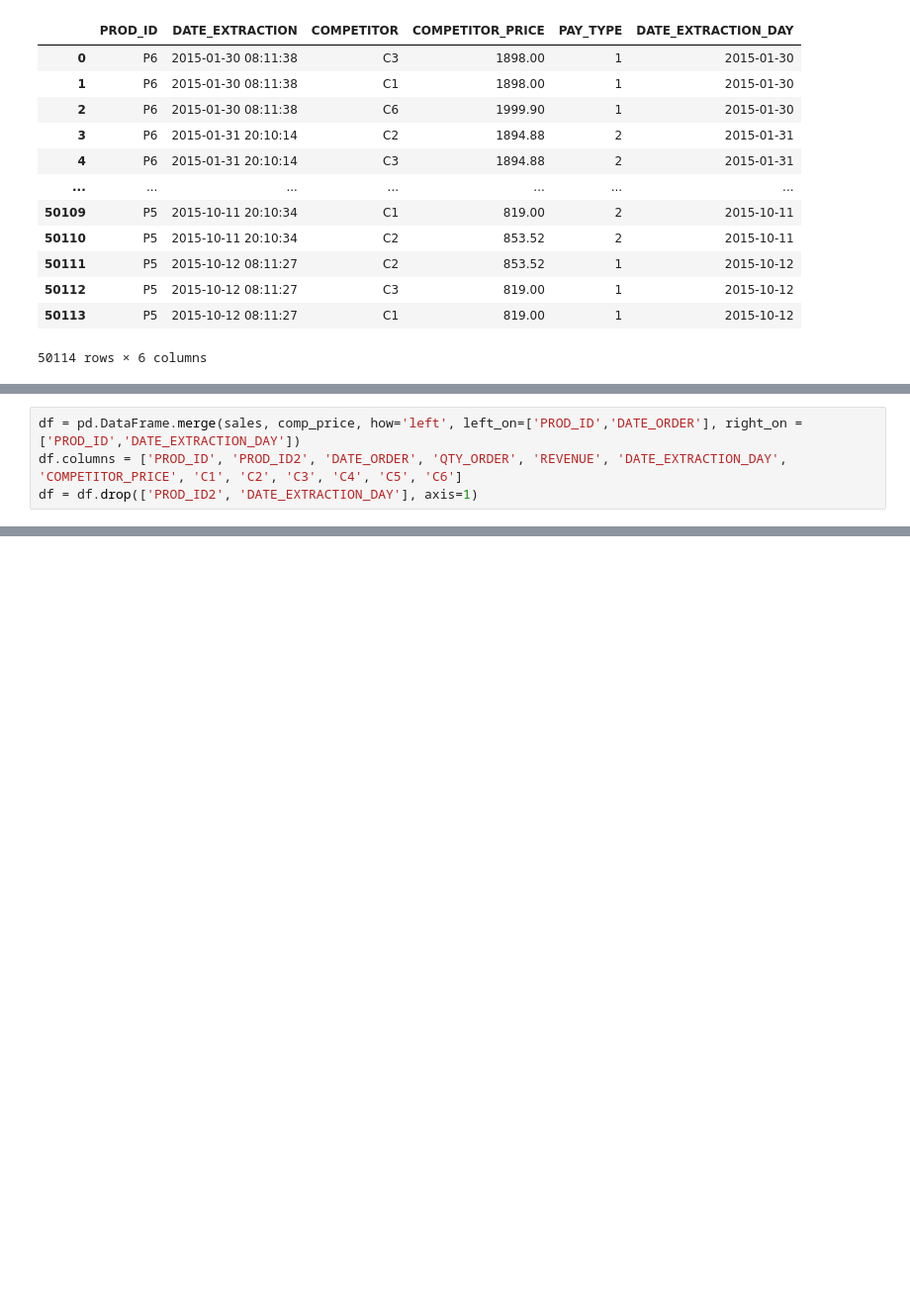
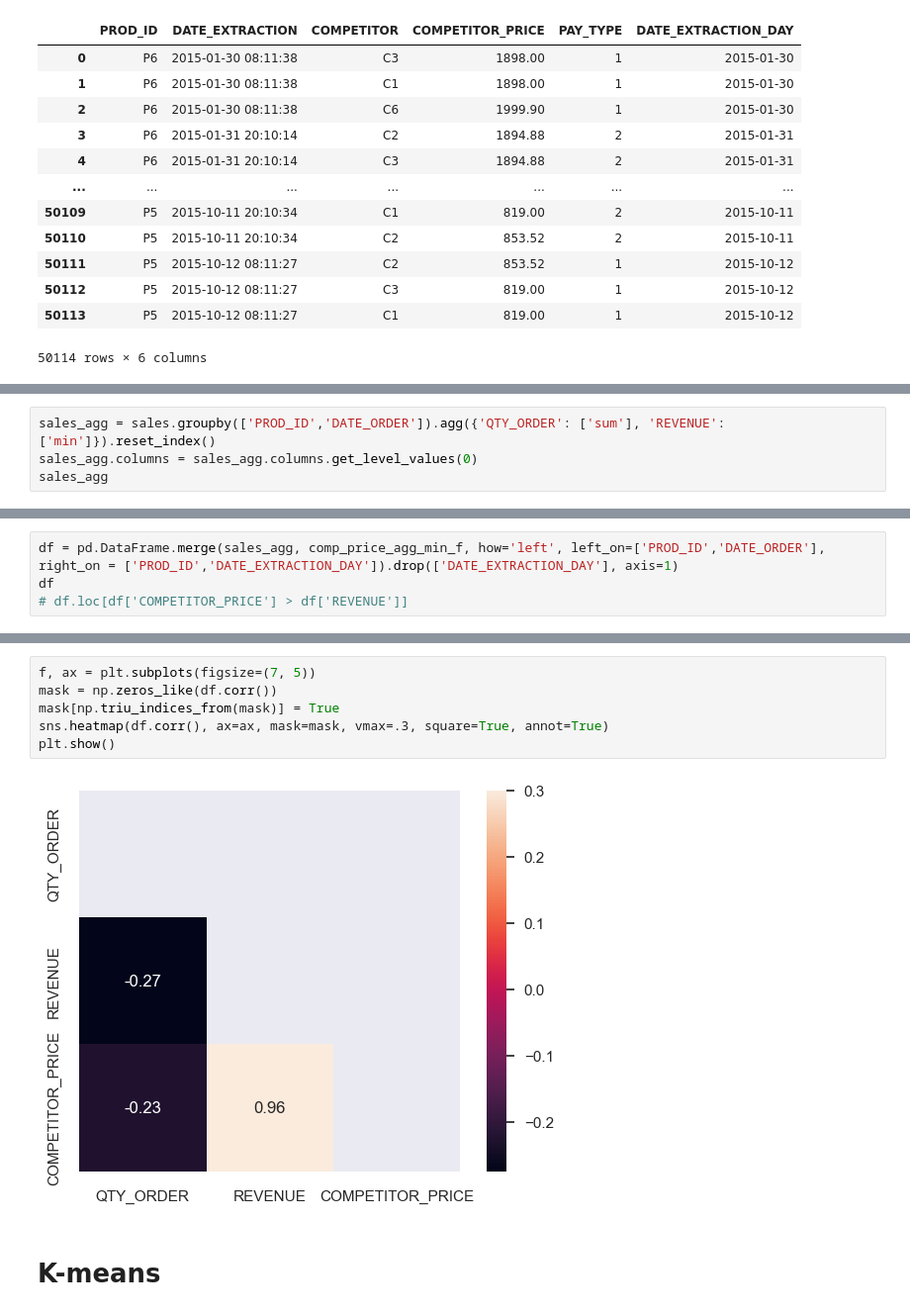
Before and after one commit to ErycM/americana_project, a Jupyter notebook: model.ipynb, the cells around one changed output, grey strips where cells are left out. Shown at 99% size. Cells and saved outputs as stored; diff of their text form; blank space fills up the shorter version.

```diff
--- a/model.ipynb
+++ b/model.ipynb
@@ -71,0 +81,4 @@ len(comp_price)
+# %%
+sales_agg = sales.groupby(['PROD_ID','DATE_ORDER']).agg({'QTY_ORDER': ['sum'], 'REVENUE': ['min']}).reset_index()
+sales_agg.columns = sales_agg.columns.get_level_values(0)
+sales_agg
@@ -169,4 +151,4 @@ len(comp_price)
 # %%
-df = pd.DataFrame.merge(sales, comp_price, how='left', left_on=['PROD_ID','DATE_ORDER'], right_on = ['PROD_ID','DATE_EXTRACTION_DAY'])
-df.columns = ['PROD_ID', 'PROD_ID2', 'DATE_ORDER', 'QTY_ORDER', 'REVENUE', 'DATE_EXTRACTION_DAY', 'COMPETITOR_PRICE', 'C1', 'C2', 'C3', 'C4', 'C5', 'C6']
-df = df.drop(['PROD_ID2', 'DATE_EXTRACTION_DAY'], axis=1)
+df = pd.DataFrame.merge(sales_agg, comp_price_agg_min_f, how='left', left_on=['PROD_ID','DATE_ORDER'], right_on = ['PROD_ID','DATE_EXTRACTION_DAY']).drop(['DATE_EXTRACTION_DAY'], axis=1)
+df
+# df.loc[df['COMPETITOR_PRICE'] > df['REVENUE']]
@@ -172,0 +169,10 @@ df = df.drop(['PROD_ID2', 'DATE_EXTRACTION_DAY'], axis=1)
+# %%
+f, ax = plt.subplots(figsize=(7, 5))
+mask = np.zeros_like(df.corr())
+mask[np.triu_indices_from(mask)] = True
+sns.heatmap(df.corr(), ax=ax, mask=mask, vmax=.3, square=True, annot=True)
+plt.show()
+# %% [output]
+[figure, added]
+# %% [markdown]
+# K-means
```
Also changed, not shown: parts of 58 cells of this notebook, 3 other files.
